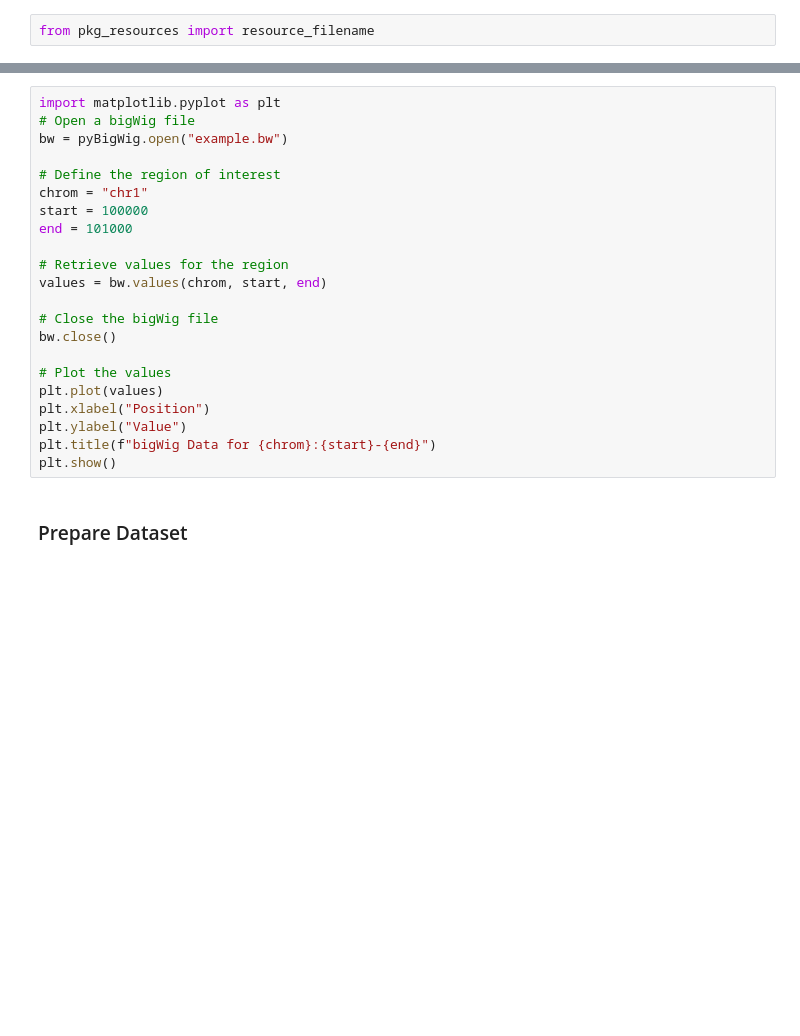
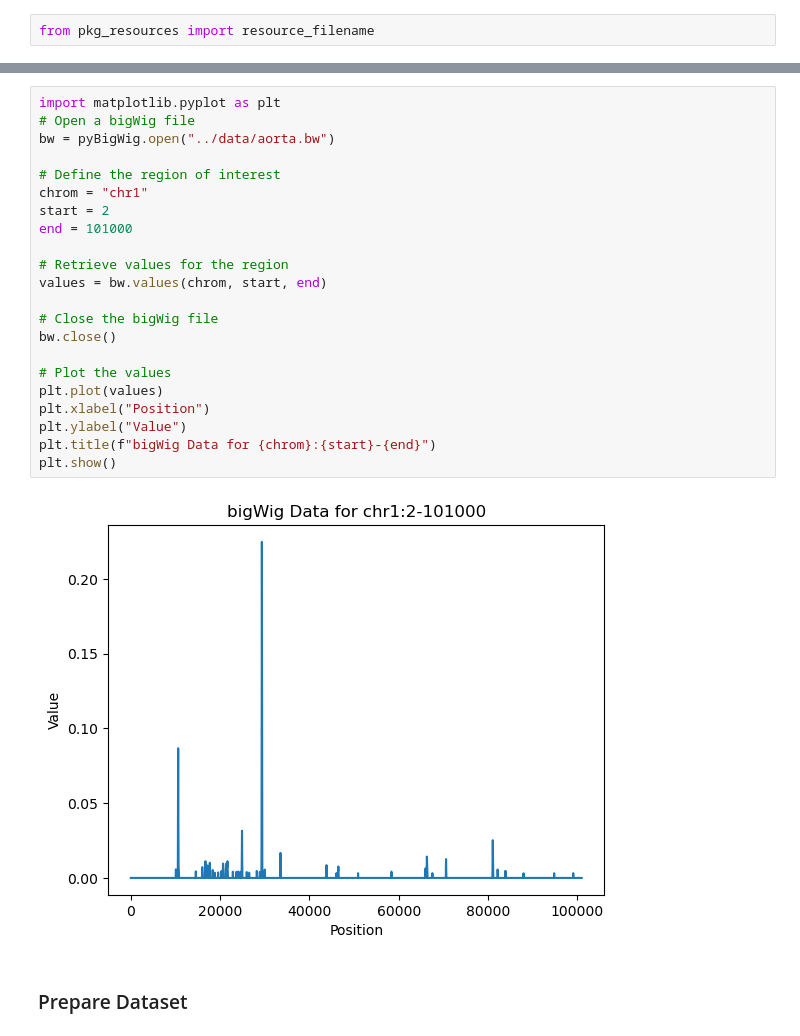
Before and after one commit to hokincode/genes, a Jupyter notebook: source/fun_gene.ipynb, the cells around one changed output, grey strips where cells are left out. Drawn from its saved outputs; the diff is of its cells as text; blank space fills up the shorter version.

```diff
--- a/source/fun_gene.ipynb
+++ b/source/fun_gene.ipynb
@@ -105,25 +137,27 @@ plotGenomeTrack([HeatTrack(cover), LineTrack(cover2)],
 # %%
 import matplotlib.pyplot as plt
 # Open a bigWig file
-bw = pyBigWig.open("example.bw")
+bw = pyBigWig.open("../data/aorta.bw")
 
 # Define the region of interest
 chrom = "chr1"
-start = 100000
+start = 2
 end = 101000
 
 # Retrieve values for the region
 values = bw.values(chrom, start, end)
 
 # Close the bigWig file
 bw.close()
 
 # Plot the values
 plt.plot(values)
 plt.xlabel("Position")
 plt.ylabel("Value")
 plt.title(f"bigWig Data for {chrom}:{start}-{end}")
 plt.show()
+# %% [output]
+[figure, added]
 # %% [markdown]
 ### Prepare Dataset
 # %%
```
Also changed, not shown: parts of 11 cells of this notebook.
